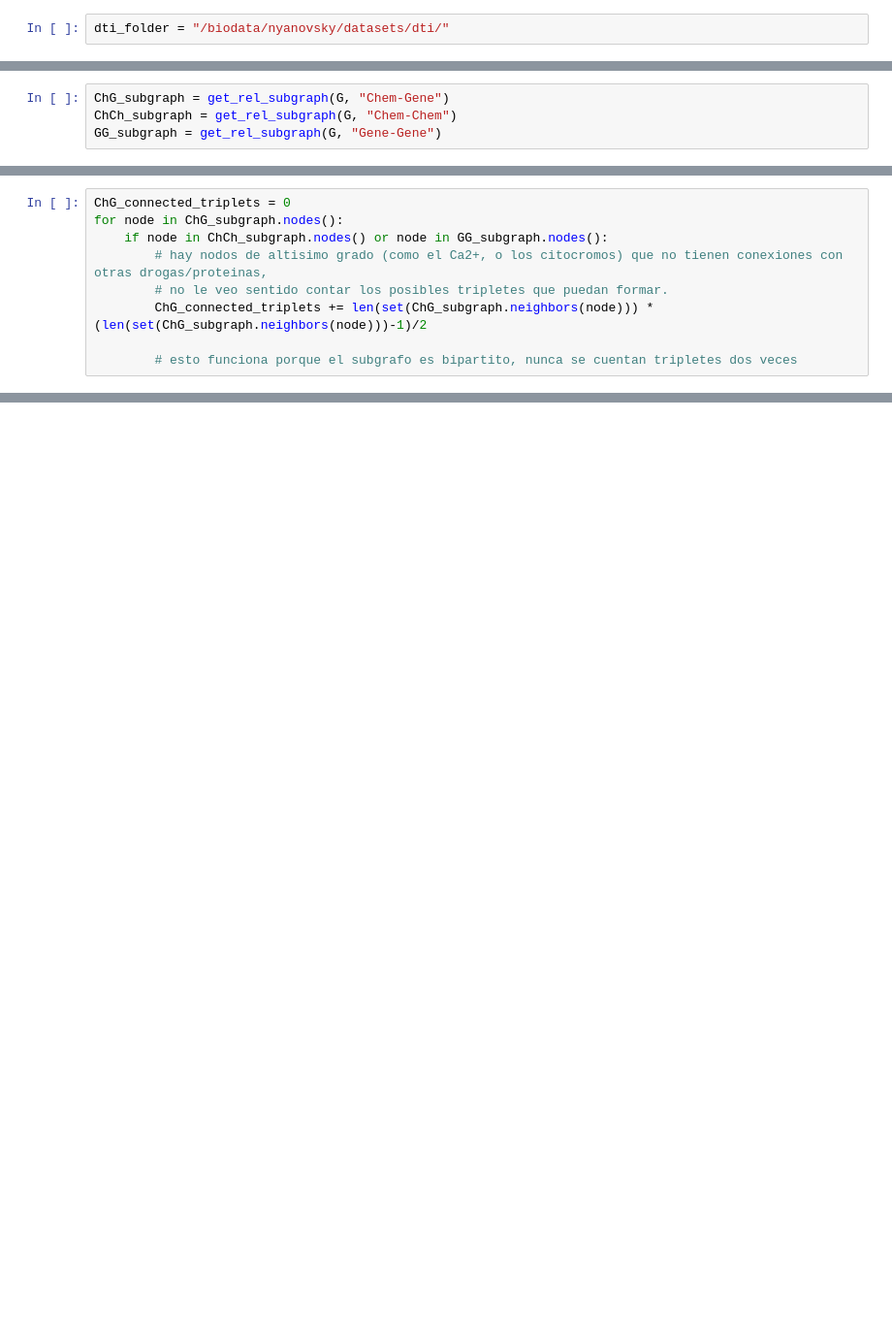
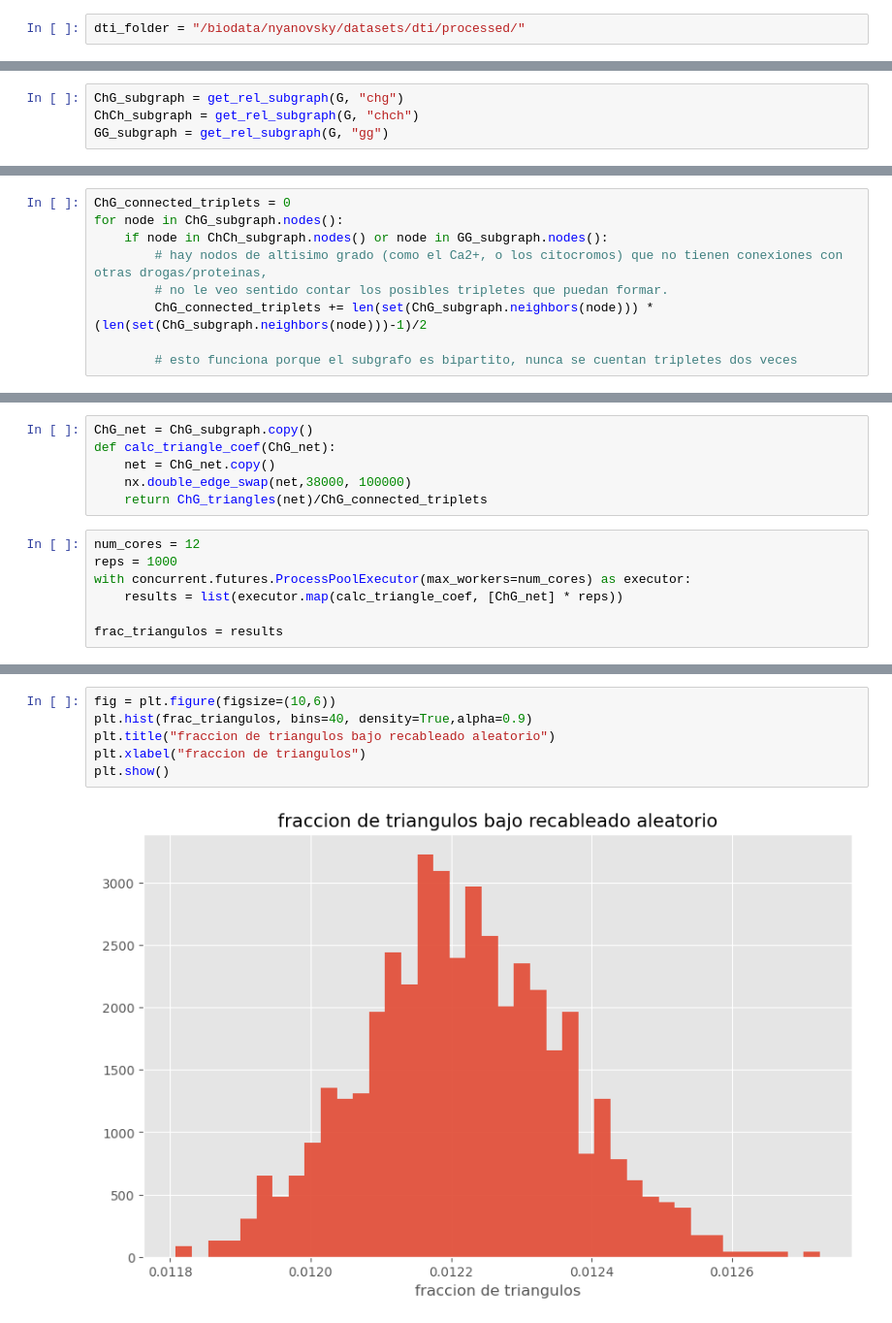
Before and after one commit to nyanovsky/tesis, a Jupyter notebook: data/network_analysis.ipynb, the cells around one changed output, grey strips where cells are left out. Shown at 97% size. Saved outputs shown, nothing was run; the diff lists cells and outputs as text; blank space fills up the shorter version.

Commit message:
simulated triangle transitivity

```diff
--- a/data/network_analysis.ipynb
+++ b/data/network_analysis.ipynb
@@ -4,7 +4,7 @@ import numpy as np
 import networkx as nx
 import matplotlib.pyplot as plt
 # %%
-dti_folder = "/biodata/nyanovsky/datasets/dti/"
+dti_folder = "/biodata/nyanovsky/datasets/dti/processed/"
 # %%
 import pickle
 G = pickle.load(open(dti_folder+"dti_graph.pickle",'rb'))
@@ -14,9 +14,9 @@ def get_rel_subgraph(G: nx.Graph, rel: str) -> nx.Graph:
     rel_subgraph = G.edge_subgraph(rel_edges).copy()
     return rel_subgraph
 # %%
-ChG_subgraph = get_rel_subgraph(G, "Chem-Gene")
-ChCh_subgraph = get_rel_subgraph(G, "Chem-Chem")
-GG_subgraph = get_rel_subgraph(G, "Gene-Gene")
+ChG_subgraph = get_rel_subgraph(G, "chg")
+ChCh_subgraph = get_rel_subgraph(G, "chch")
+GG_subgraph = get_rel_subgraph(G, "gg")
 # %%
 from collections import Counter
 plt.style.use("ggplot")
@@ -103,0 +152,13 @@ ChG_triangles/ChG_connected_triplets
+# %%
+ChG_net = ChG_subgraph.copy()
+def calc_triangle_coef(ChG_net):
+    net = ChG_net.copy()
+    nx.double_edge_swap(net,38000, 100000)
+    return ChG_triangles(net)/ChG_connected_triplets
+# %%
+num_cores = 12
+reps = 1000
+with concurrent.futures.ProcessPoolExecutor(max_workers=num_cores) as executor:
+    results = list(executor.map(calc_triangle_coef, [ChG_net] * reps))
+
+frac_triangulos = results
@@ -103,0 +185,8 @@ ChG_triangles/ChG_connected_triplets
+# %%
+fig = plt.figure(figsize=(10,6))
+plt.hist(frac_triangulos, bins=40, density=True,alpha=0.9)
+plt.title("fraccion de triangulos bajo recableado aleatorio")
+plt.xlabel("fraccion de triangulos")
+plt.show()
+# %% [output]
+[figure, added]
```
Also changed, not shown: parts of 11 cells of this notebook.
